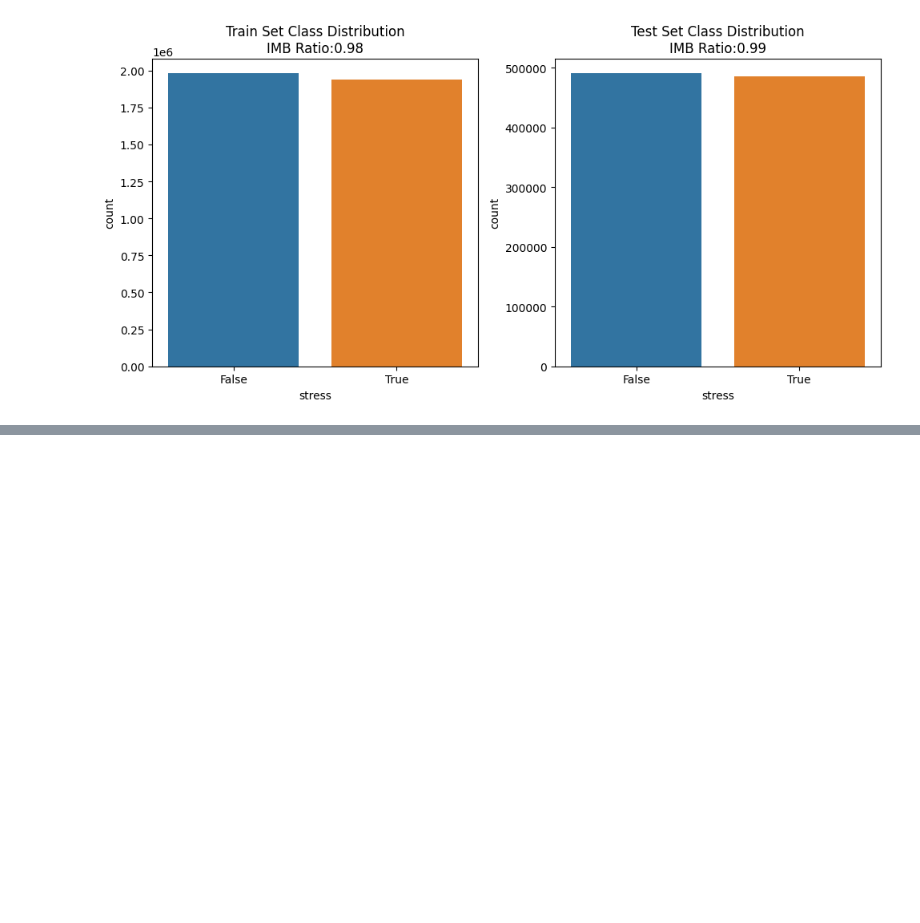
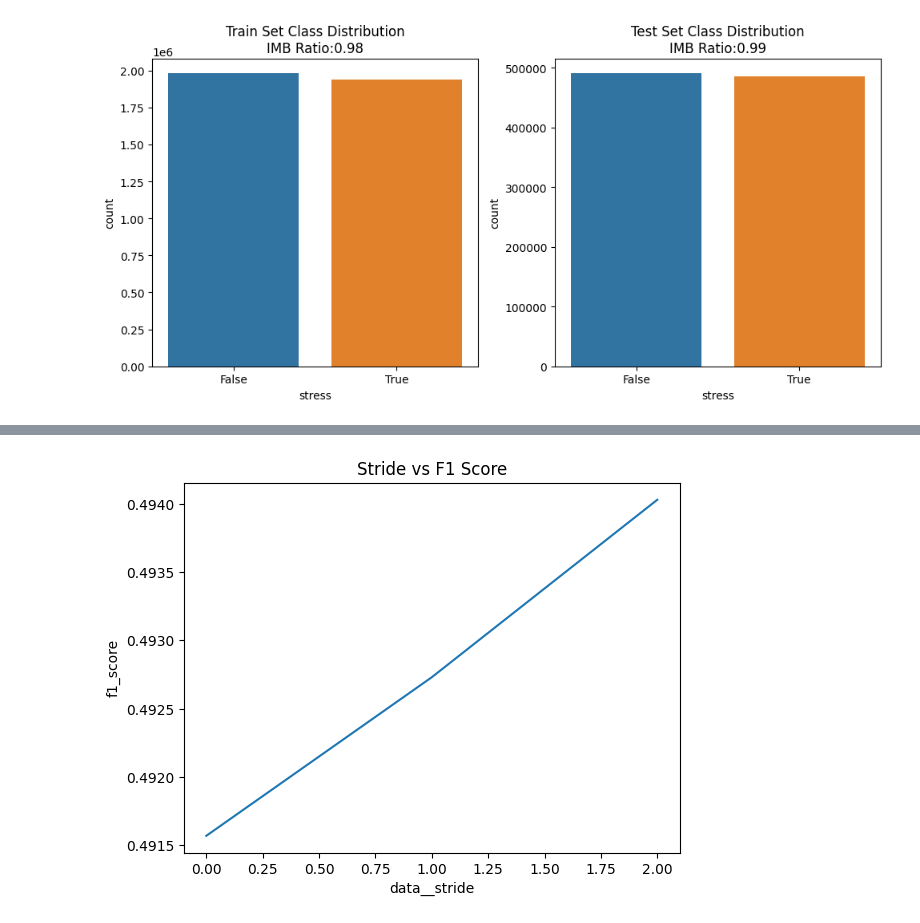
Before and after one commit to Socret360/ce888-data-science-and-decision-making, a Jupyter notebook: project/experiment.ipynb, the cells around one changed output, grey strips where cells are left out. Cells and saved outputs as stored; diff of their text form; code cells hidden in the pictures; blank space fills up the shorter version.

```diff
--- a/project/experiment.ipynb
+++ b/project/experiment.ipynb
@@ -553,0 +560,13 @@ results
+# %%
+temp = avg_results[['data__stride', 'f1_score']]\
+        .groupby(['data__stride'], as_index=False, dropna=False)\
+        .mean()
+temp['data__stride'] = temp['data__stride'].astype(int)
+
+colours = sns.color_palette()
+
+sns.lineplot(data=temp, x='data__stride', y='f1_score', color=colours[0])
+
+_ = plt.title("Stride vs F1 Score")
+# %% [output]
+[figure, added]
```
Also changed, not shown: parts of 22 cells of this notebook, 4 other files.
